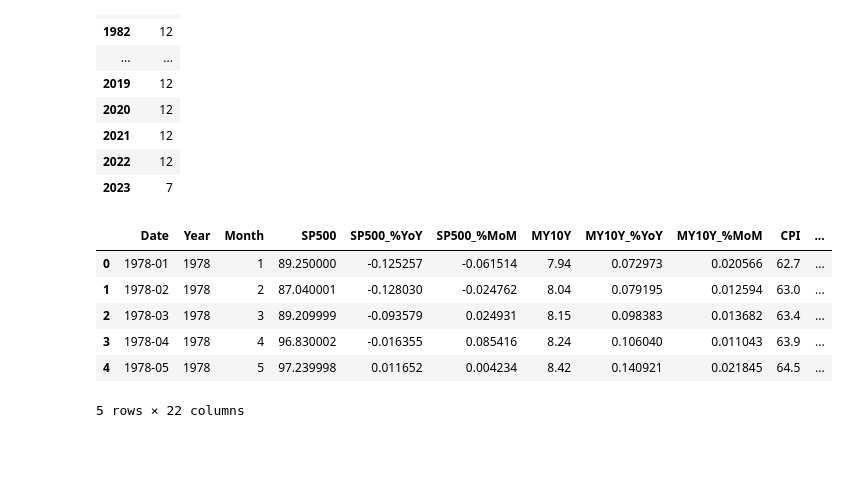
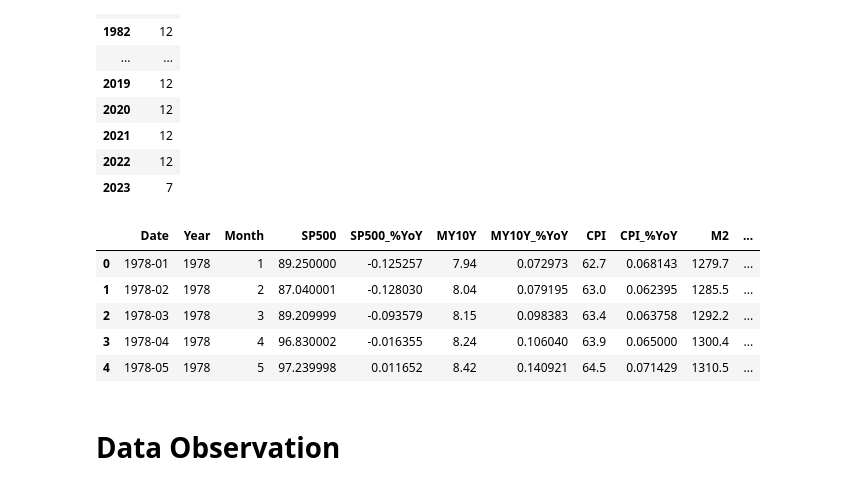
Before and after one commit to RanArino/Course_Projects, a Jupyter notebook: BDM500_PredictiveAnalysis/Projects/get_data.ipynb, the cells around one changed output. Cells and saved outputs as stored; diff of their text form; code cells hidden in the pictures; blank space fills up the shorter version.

```diff
--- a/BDM500_PredictiveAnalysis/Projects/get_data.ipynb
+++ b/BDM500_PredictiveAnalysis/Projects/get_data.ipynb
@@ -12,7 +13,7 @@ import pandas as pd
 fred = Fred(api_key = get_fredapi_key())
 # %%
 # define dataframe
-df = pd.DataFrame()
+df_origin = pd.DataFrame()
 # %% [markdown]
 ## S&P500
 
@@ -24,20 +25,17 @@ sp500 = yf.download(['^GSPC']).resample('M').last().reset_index()
 [*********************100%***********************]  1 of 1 completed
 # %%
 # add "Date" (format: yyyy-mm) column to "df"
-df['Date'] = sp500['Date'].dt.strftime('%Y-%m')
+df_origin['Date'] = sp500['Date'].dt.strftime('%Y-%m')
 
 # create new columns: "Year" and "Month" and add them to "df"
-df['Year'] = sp500['Date'].dt.year
-df['Month'] = sp500['Date'].dt.month
+df_origin['Year'] = sp500['Date'].dt.year
+df_origin['Month'] = sp500['Date'].dt.month
 
 # add S&P500 data
-df['SP500'] = sp500['Close']
+df_origin['SP500'] = sp500['Close']
 
 # calculate % change of YoY
-df['SP500_%YoY'] = df['SP500'].pct_change(12)
+df_origin['SP500_%YoY'] = df_origin['SP500'].pct_change(12)
 
-# calculate % change of MoM
-df['SP500_%MoM'] = df['SP500'].pct_change()
-
-df.head()
+df_origin.head()
 # %% [output]
@@ -72,18 +70,13 @@ for id, col in zip(ids, cols):
     # update format of 'Date' column
     df_merge['Date'] = df_merge['Date'].dt.strftime('%Y-%m')
 
-    # for unemployment rate, nothing to do
-    if col == 'UNEMP':
-        continue
-    # otherwise, add new columns
-    else:
-        # add derived data (%YoY & %MoM)
+    # if column is not "UNEMP", add growth percentage
+    if col != 'UNEMP':
         df_merge[f'{col}_%YoY'] = df_merge[col].pct_change(12)
-        df_merge[f'{col}_%MoM'] = df_merge[col].pct_change()
 
     # merge two data frames
-    df = pd.merge(df, df_merge, on='Date', how='left') # type: ignore
+    df_origin = pd.merge(df_origin, df_merge, on='Date', how='left') # type: ignore
 
 
-df.head() # type: ignore
+df_origin.head() # type: ignore
 # %% [output]
@@ -98,10 +85,10 @@ df.head() # type: ignore
 # Data Clearning
 # %%
 # dropping rows based on any missing data
-df_clean = df.dropna()
+df = df_origin.dropna()
 
 # groupby dataframe based on "Year" and check the count
-df_clean.groupby('Year').count()[['Date']]
+df.groupby('Year').count()[['Date']]
 # %% [output]
 |  | Date |
 | Year |  |
@@ -124,13 +111,14 @@ df_clean.groupby('Year').count()[['Date']]
 # %%
 # Based on the observation, the data between 1973 and 1977 has missing in some months.
 # Thus, removing data between 1973 and 1977.
-df_clean = df_clean[df_clean['Year'] >= 1978].reset_index(drop=True)
-df_clean.head()
+df = df[df['Year'] >= 1978].reset_index(drop=True)
+df.head()
 # %% [output]
-|  | Date | Year | Month | SP500 | SP500_%YoY | SP500_%MoM | MY10Y | MY10Y_%YoY | MY10Y_%MoM | CPI | ... |
-| 0 | 1978-01 | 1978 | 1 | 89.250000 | -0.125257 | -0.061514 | 7.94 | 0.072973 | 0.020566 | 62.7 | ... |
-| 1 | 1978-02 | 1978 | 2 | 87.040001 | -0.128030 | -0.024762 | 8.04 | 0.079195 | 0.012594 | 63.0 | ... |
-| 2 | 1978-03 | 1978 | 3 | 89.209999 | -0.093579 | 0.024931 | 8.15 | 0.098383 | 0.013682 | 63.4 | ... |
-| 3 | 1978-04 | 1978 | 4 | 96.830002 | -0.016355 | 0.085416 | 8.24 | 0.106040 | 0.011043 | 63.9 | ... |
-| 4 | 1978-05 | 1978 | 5 | 97.239998 | 0.011652 | 0.004234 | 8.42 | 0.140921 | 0.021845 | 64.5 | ... |
+|  | Date | Year | Month | SP500 | SP500_%YoY | MY10Y | MY10Y_%YoY | CPI | CPI_%YoY | M2 | ... |
+| 0 | 1978-01 | 1978 | 1 | 89.250000 | -0.125257 | 7.94 | 0.072973 | 62.7 | 0.068143 | 1279.7 | ... |
+| 1 | 1978-02 | 1978 | 2 | 87.040001 | -0.128030 | 8.04 | 0.079195 | 63.0 | 0.062395 | 1285.5 | ... |
+| 2 | 1978-03 | 1978 | 3 | 89.209999 | -0.093579 | 8.15 | 0.098383 | 63.4 | 0.063758 | 1292.2 | ... |
+| 3 | 1978-04 | 1978 | 4 | 96.830002 | -0.016355 | 8.24 | 0.106040 | 63.9 | 0.065000 | 1300.4 | ... |
+| 4 | 1978-05 | 1978 | 5 | 97.239998 | 0.011652 | 8.42 | 0.140921 | 64.5 | 0.071429 | 1310.5 | ... |
-5 rows × 22 columns
+# %% [markdown]
+# Data Observation
```
Also changed, not shown: parts of 5 cells of this notebook.
